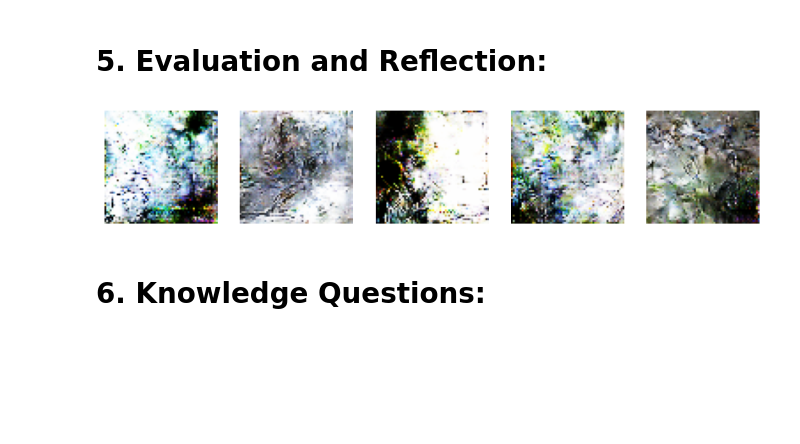
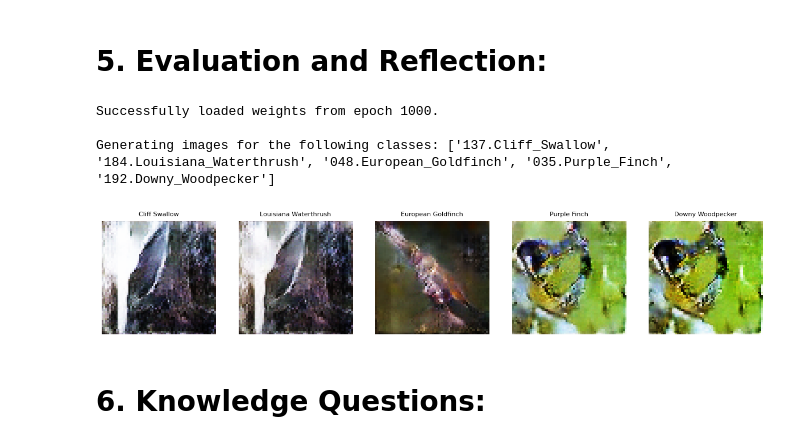
Before and after one commit to emansarahafi/cGAN-Text-To-Image-Bird-Generation, a Jupyter notebook: submission.ipynb, the cells around one changed output. Cells and saved outputs as stored; diff of their text form; code cells hidden in the pictures; blank space fills up the shorter version.

Commit message:
Kaggle Notebook | Text-to-Image Generation with Birds using cGAN | Version 103

```diff
--- a/submission.ipynb
+++ b/submission.ipynb
@@ -321,22 +368,62 @@ Epoch 1000/1000 | Generator Loss: 4.1031, Discriminator Loss: 0.6090
 # %% [markdown]
 # **5. Evaluation and Reflection:**
-# %%
-# Generate and visualize synthetic images
-def generate_images(generator, metadata, num_images=5):
-    noise = tf.random.normal([num_images, 100])
-    random_texts = preprocess_text(metadata.sample(num_images)["class_name"])
-    generated_images = generator([noise, random_texts], training=False)
-
-    plt.figure(figsize=(10, 5))
-    for i, img in enumerate(generated_images):
-        plt.subplot(1, num_images, i + 1)
-        plt.imshow((img + 1) / 2)
-        plt.axis("off")
-    plt.show()
-
-generate_images(generator, metadata)
-# %% [output]
-[figure, removed]
+# %%
+# --- 1. Load the Trained Model Weights ---
+# The model architectures (generator, text_encoder) are still in memory from when you ran Cell 3.
+# We just need to load the learned weights into them.
+
+# IMPORTANT: Make sure the epoch number matches the weights you want to use.
+# We will load the final weights saved at the end of the training run.
+final_epoch = 1000  # This must match the `num_epochs` you trained for.
+save_dir = "./training_output"
+weights_file_gen = os.path.join(save_dir, f"generator_epoch_{final_epoch}.weights.h5")
+weights_file_enc = os.path.join(save_dir, f"text_encoder_epoch_{final_epoch}.weights.h5")
+
+try:
+    generator.load_weights(weights_file_gen)
+    text_encoder.load_weights(weights_file_enc)
+    print(f"Successfully loaded weights from epoch {final_epoch}.")
+except Exception as e:
+    print(f"Error loading weights: {e}")
+    print("Please ensure that training was completed and the weights files exist.")
+
+
+# --- 2. Define and Call the Image Generation Function ---
+
+def generate_images(generator, text_encoder, metadata, num_images=5):
+    """Generates and displays synthetic images based on text prompts."""
+    # Generate constant noise and text for consistent evaluation
+    seed_noise = tf.random.normal([num_images, noise_dim])
+    sample_metadata = metadata.sample(num_images, random_state=42) # Use a fixed random state for consistency
+    sample_texts = sample_metadata["class_name"]
+    print("\nGenerating images for the following classes:", sample_texts.tolist())
+
+    # 1. Preprocess text to get token IDs
+    text_input_ids = preprocess_text(sample_texts)
+
+    # 2. Use the text_encoder to get embeddings
+    text_embeddings = text_encoder(text_input_ids, training=False)
+
+    # 3. Generate images from noise and text embeddings
+    generated_images = generator([seed_noise, text_embeddings], training=False)
+
+    plt.figure(figsize=(15, 5))
+    for i, img in enumerate(generated_images):
+        plt.subplot(1, num_images, i + 1)
+        # Denormalize image from [-1, 1] to [0, 1] for display
+        plt.imshow((img + 1) / 2.0)
+        # Display a clean version of the class name as the title
+        plt.title(sample_texts.iloc[i].split('.')[1].replace('_', ' '), fontsize=8)
+        plt.axis("off")
+    plt.show()
+
+# Call the function to generate and visualize the images using the loaded models
+generate_images(generator, text_encoder, metadata)
+# %% [output]
+Successfully loaded weights from epoch 1000.
+
+Generating images for the following classes: ['137.Cliff_Swallow', '184.Louisiana_Waterthrush', '048.European_Goldfinch', '035.Purple_Finch', '192.Downy_Woodpecker']
+[figure, added]
 # %% [markdown]
 # **6. Knowledge Questions:**
 # %% [markdown]
```
Also changed, not shown: parts of 7 cells of this notebook.
